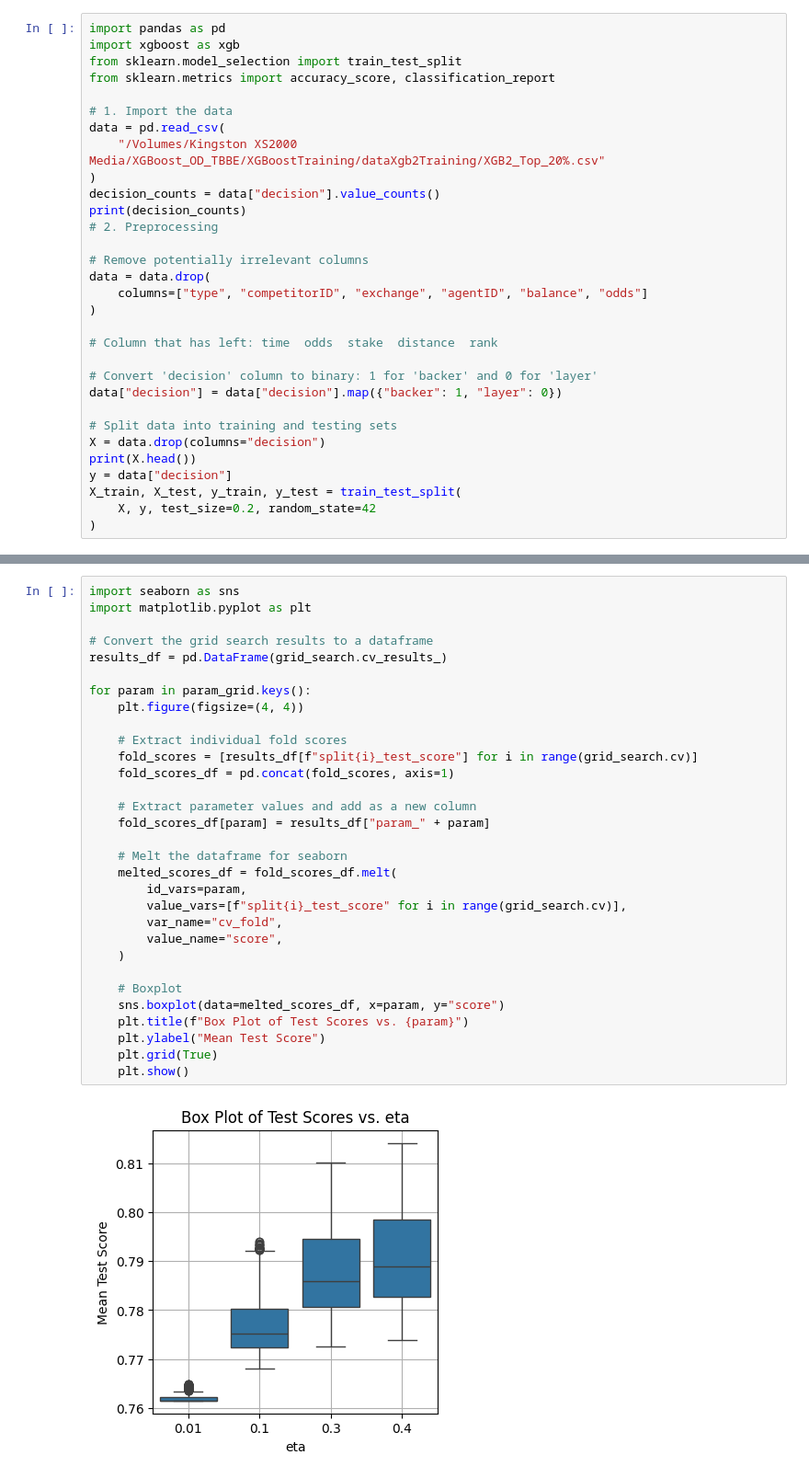
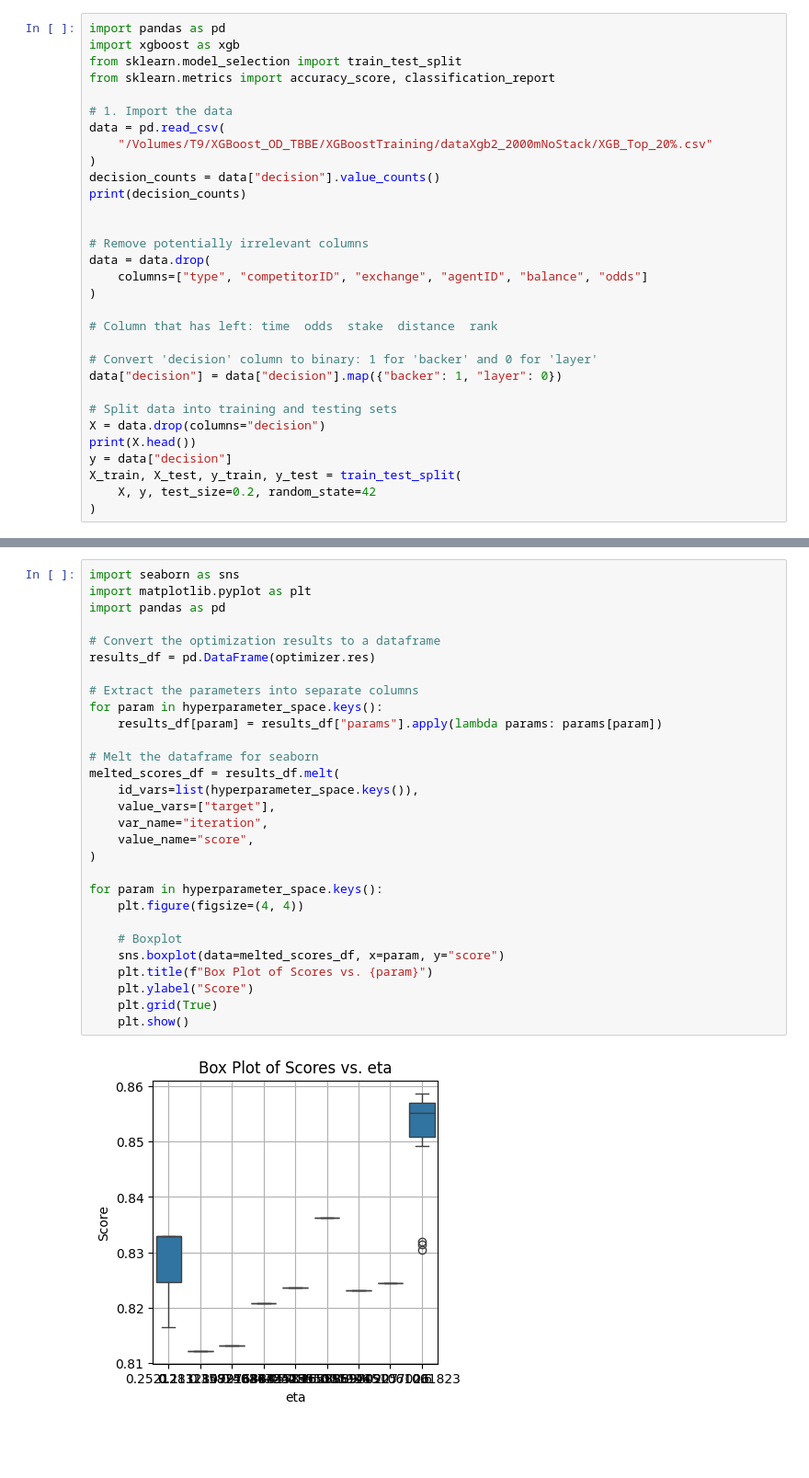
Before and after one commit to emiljino/XGBoost_OD_TBBE, a Jupyter notebook: XGBoost_ModelTraining/XGB2Training.ipynb, the cells around one changed output, grey strips where cells are left out. Shown: that part at 92% size. Drawn from its saved outputs; the diff is of its cells as text; blank space fills up the shorter version.

Commit message:
Iteratively trained XGBoost agents, final

```diff
--- a/XGBoost_ModelTraining/XGB2Training.ipynb
+++ b/XGBoost_ModelTraining/XGB2Training.ipynb
@@ -64,11 +64,11 @@ from sklearn.metrics import accuracy_score, classification_report
 
 # 1. Import the data
 data = pd.read_csv(
-    "/Volumes/Kingston XS2000 Media/XGBoost_OD_TBBE/XGBoostTraining/dataXgb2Training/XGB2_Top_20%.csv"
+    "/Volumes/T9/XGBoost_OD_TBBE/XGBoostTraining/dataXgb2_2000mNoStack/XGB_Top_20%.csv"
 )
 decision_counts = data["decision"].value_counts()
 print(decision_counts)
-# 2. Preprocessing
+
 
 # Remove potentially irrelevant columns
 data = data.drop(
@@ -163,33 +239,31 @@ weighted avg       0.80      0.81      0.78    108804
 # %%
 import seaborn as sns
 import matplotlib.pyplot as plt
+import pandas as pd
 
-# Convert the grid search results to a dataframe
-results_df = pd.DataFrame(grid_search.cv_results_)
+# Convert the optimization results to a dataframe
+results_df = pd.DataFrame(optimizer.res)
 
-for param in param_grid.keys():
+# Extract the parameters into separate columns
+for param in hyperparameter_space.keys():
+    results_df[param] = results_df["params"].apply(lambda params: params[param])
+
+# Melt the dataframe for seaborn
+melted_scores_df = results_df.melt(
+    id_vars=list(hyperparameter_space.keys()),
+    value_vars=["target"],
+    var_name="iteration",
+    value_name="score",
+)
+
+for param in hyperparameter_space.keys():
     plt.figure(figsize=(4, 4))
-
-    # Extract individual fold scores
-    fold_scores = [results_df[f"split{i}_test_score"] for i in range(grid_search.cv)]
-    fold_scores_df = pd.concat(fold_scores, axis=1)
-
-    # Extract parameter values and add as a new column
-    fold_scores_df[param] = results_df["param_" + param]
-
-    # Melt the dataframe for seaborn
-    melted_scores_df = fold_scores_df.melt(
-        id_vars=param,
-        value_vars=[f"split{i}_test_score" for i in range(grid_search.cv)],
-        var_name="cv_fold",
-        value_name="score",
-    )
 
     # Boxplot
     sns.boxplot(data=melted_scores_df, x=param, y="score")
-    plt.title(f"Box Plot of Test Scores vs. {param}")
-    plt.ylabel("Mean Test Score")
+    plt.title(f"Box Plot of Scores vs. {param}")
+    plt.ylabel("Score")
     plt.grid(True)
     plt.show()
 # %% [output]
-[figure, old version]
+[figure, new version]
```
Also changed, not shown: parts of 17 cells of this notebook, 51 other files.
